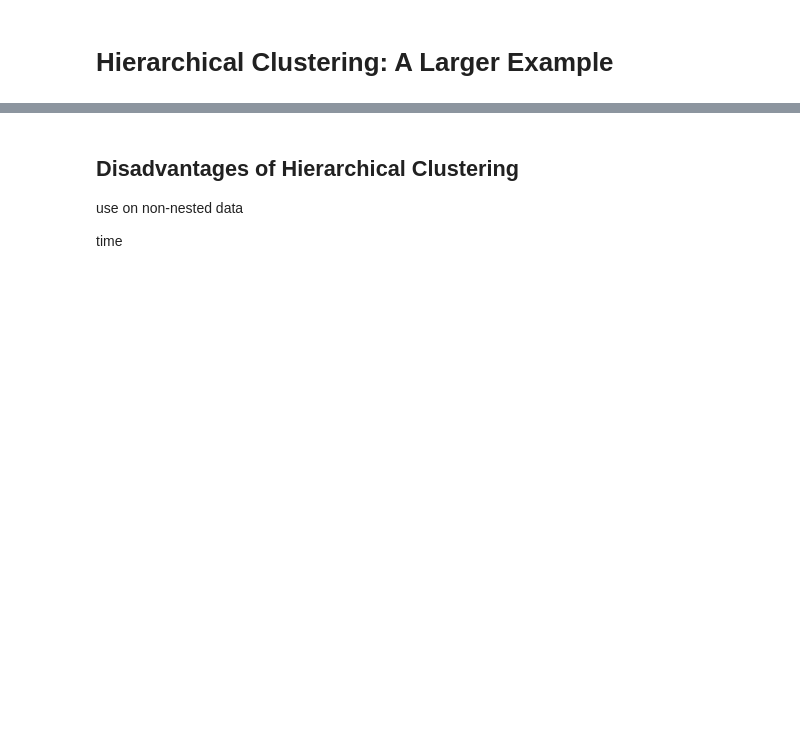
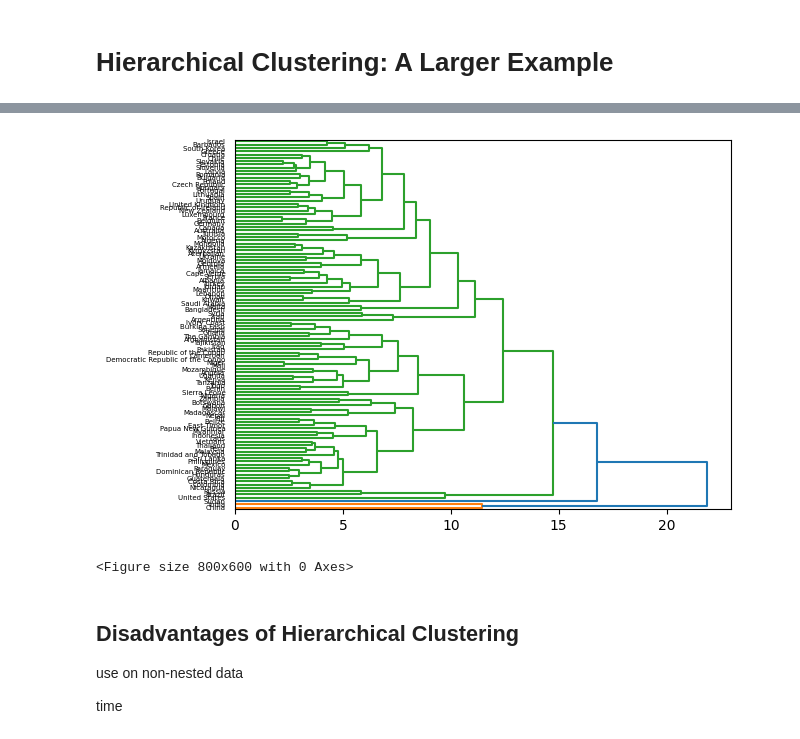
Before and after one commit to uchicago-dsi/textbook-datascience-1, a Jupyter notebook: textbook/25/4/hierarchical_example.ipynb, the cells around one changed output, grey strips where cells are left out. Cells and saved outputs as stored; diff of their text form; code cells hidden in the pictures; blank space fills up the shorter version.

```diff
--- a/textbook/25/4/hierarchical_example.ipynb
+++ b/textbook/25/4/hierarchical_example.ipynb
@@ -6,7 +6,7 @@ from scipy.cluster.hierarchy import dendrogram, linkage
 
 %matplotlib inline
 import matplotlib.pyplot as plt
-plt.style.use('fivethirtyeight')
+#plt.style.use('fivethirtyeight')
 # %% [markdown]
 # Hierarchical Clustering: A Larger Example
 # %%
@@ -40,14 +40,14 @@ def str_to_num(my_input):
         return my_input
 
 countries_clean = countries_clean.map(str_to_num) #apply this function to every cell in the dataframe
-countries_clean = countries_clean.drop(columns=["Minimum wage"]).dropna() #remove rows with any missing values, also remove the `Minimum wage` column as it has 45 missing values
-from sklearn.preprocessing import StandardScaler, OneHotEncoder
+countries_clean = countries_clean.dropna(subset=countries_clean.columns.difference(['Official language','Currency code']),ignore_index = True) #remove rows with any missing numeric values
+
+from sklearn.preprocessing import StandardScaler
 country_names = countries_clean['Country']
 num_columns = countries_clean.drop(columns=['Country', 'Currency-Code', 'Official language'])
 cat_columns = countries_clean[['Currency-Code', 'Official language']]
-encoder = OneHotEncoder(drop = 'first', sparse_output = False)
-cat_dummies = encoder.fit_transform(cat_columns)
+cat_dummies = pd.get_dummies(cat_columns,drop_first=True,dummy_na=True)
 scaler = StandardScaler()
-num_scaled = scaler.fit_transform(num_columns)
-countries_proc = np.concatenate((num_scaled,cat_dummies), axis = 1)
+num_scaled = pd.DataFrame(scaler.fit_transform(num_columns),columns=num_columns.columns)
+countries_proc = pd.concat([num_scaled,cat_dummies], axis = 1)
 countries_proc.head()
@@ -54,3 +62,15 @@ countries_proc.head()
+# %%
+from scipy.cluster.hierarchy import dendrogram, linkage
+
+Z = linkage(countries_proc, method='complete')
+my_tree = dendrogram(Z, labels=country_names.values, orientation='right')
+
+plt.figure(figsize=(8, 6))
+my_tree
+plt.show();
+# %% [output]
+[figure, added]
+<Figure size 800x600 with 0 Axes>
 # %% [markdown]
 ## Disadvantages of Hierarchical Clustering
 
```
Also changed, not shown: parts of 1 cell of this notebook, 3 other files.
